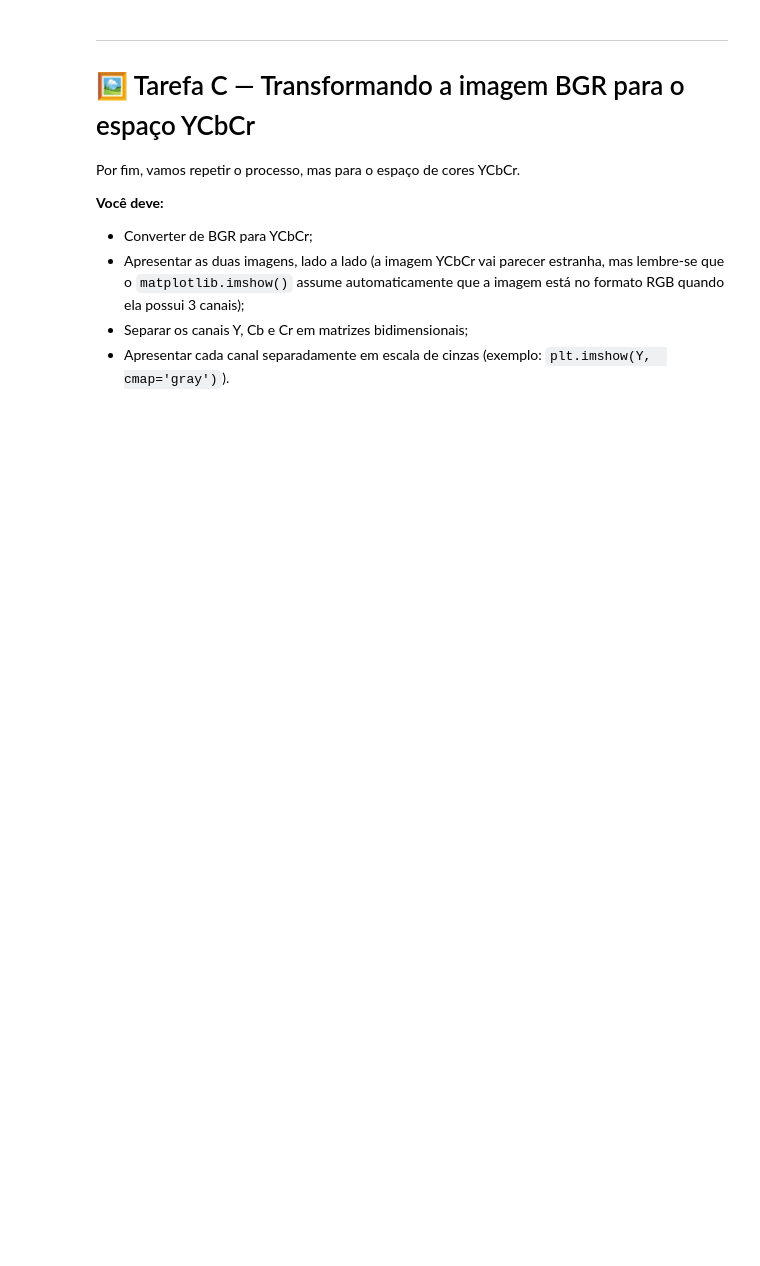
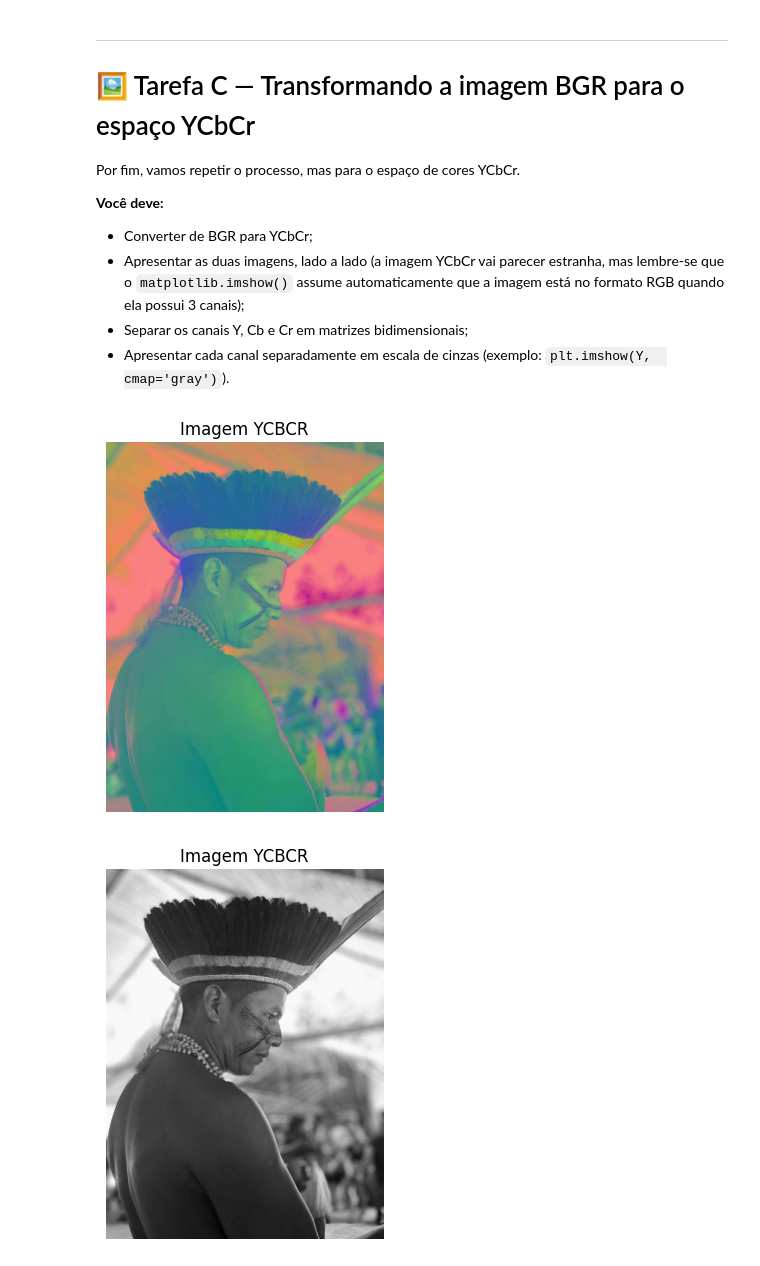
Before and after one commit to ravilon/ufpel-pdi, a Jupyter notebook: LAB7_Imagens_Coloridas.ipynb, the cells around one changed output. Cells and saved outputs as stored; diff of their text form; code cells hidden in the pictures; blank space fills up the shorter version.

```diff
--- a/LAB7_Imagens_Coloridas.ipynb
+++ b/LAB7_Imagens_Coloridas.ipynb
@@ -103,3 +163,25 @@ Por fim, vamos repetir o processo, mas para o espaço de cores YCbCr.
 - Apresentar as duas imagens, lado a lado (a imagem YCbCr vai parecer estranha, mas lembre-se que o `matplotlib.imshow()` assume automaticamente que a imagem está no formato RGB quando ela possui 3 canais);
 - Separar os canais Y, Cb e Cr em matrizes bidimensionais;
 - Apresentar cada canal separadamente em escala de cinzas (exemplo: `plt.imshow(Y,  cmap='gray')`).
+# %%
+img_ycbr = cv2.cvtColor(img_bgr, cv2.COLOR_BGR2YCrCb)
+
+plt.imshow(img_ycbr, vmin=0, vmax=255)
+plt.axis('off')
+plt.title('Imagem YCBCR')
+plt.show()
+
+img_cb, img_y, img_cr = cv2.split(img_ycbr)
+
+plt.imshow(img_cb,cmap='gray')
+plt.axis('off')
+plt.title('Imagem YCBCR')
+plt.show()
+
+plt.imshow(img_cr, cmap='gray')
+plt.axis('off')
+plt.title('Imagem YCBCR')
+plt.show()
+# %% [output]
+[figure, added]
+[figure, added]
```
Also changed, not shown: parts of 4 cells of this notebook.
